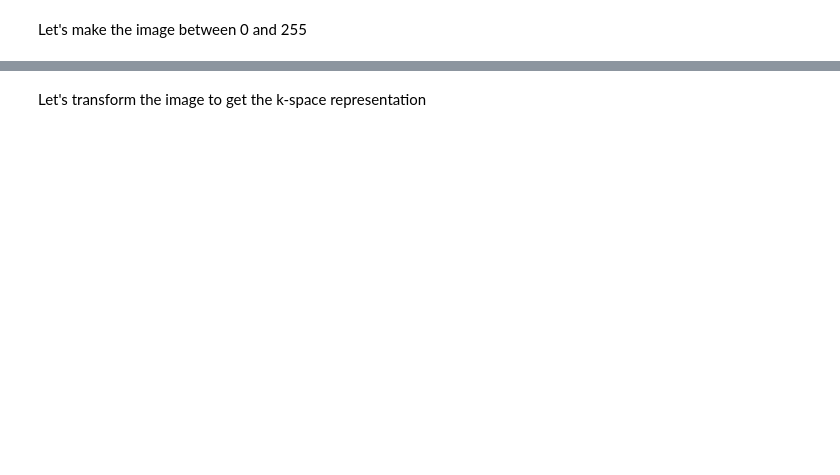
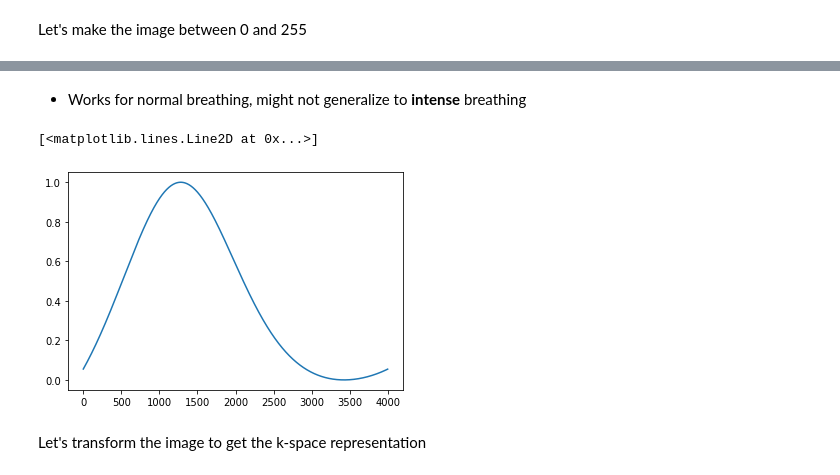
Before and after one commit to arnauddhaene/tagseg, a Jupyter notebook: notebooks/resp-movement-aug.ipynb, the cells around one changed output, grey strips where cells are left out. Drawn from its saved outputs; the diff is of its cells as text; code cells hidden in the pictures; blank space fills up the shorter version.

```diff
--- a/notebooks/resp-movement-aug.ipynb
+++ b/notebooks/resp-movement-aug.ipynb
@@ -75,15 +84,20 @@ plt.show()
+# %% [markdown]
+- Works for normal breathing, might not generalize to **intense** breathing
 # %%
 duration = 4000
 timepoints = np.arange(duration)
 
 # Compute x and y coordinates
 now = (timepoints / (duration * 1.25)) % duration
-spike = np.exp(np.sin(now * 2 * np.pi)) + 5e-1 * np.exp(now)
+spike = np.exp(np.sin(now * 2 * np.pi)) + 0.5 * np.exp(now)
 
 # Normalize to [0, 1]
 spike = (spike - spike.min()) / (spike.max() - spike.min())
 
 plt.plot(timepoints, spike)
+# %% [output]
+[<matplotlib.lines.Line2D at 0x...>]
+[figure, added]
 # %% [markdown]
 Let's transform the image to get the k-space representation
 # %%
```
Also changed, not shown: parts of 12 cells of this notebook, 8 other files.
